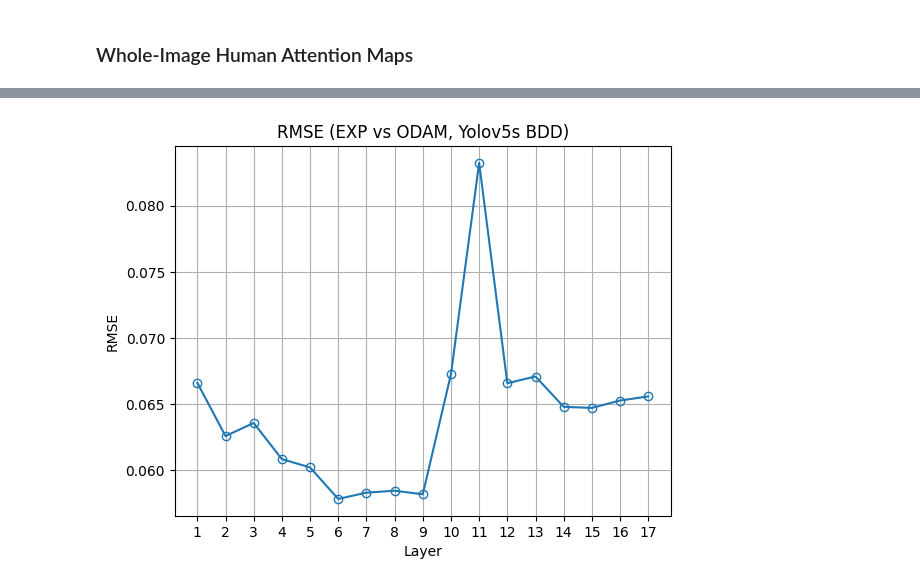
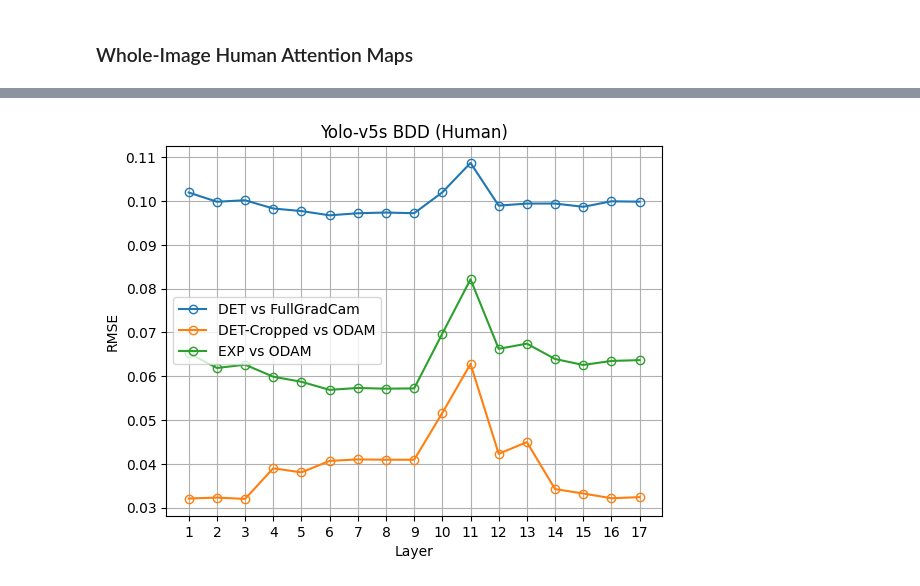
Before and after one commit to shaderein/xai, a Jupyter notebook: scripts/layer_similarity_analysis.ipynb, the cells around one changed output, grey strips where cells are left out. Cells and saved outputs as stored; diff of their text form; code cells hidden in the pictures.

Commit message:
[analysis] ⭐️ similarity analysis discussed on 23/12/14

```diff
--- a/scripts/layer_similarity_analysis.ipynb
+++ b/scripts/layer_similarity_analysis.ipynb
@@ -56,0 +89,5 @@ for category, path in xai_saliency_path.items():
+# %%
+for type, t in xai_saliency_maps.items():
+    for category, c in t.items():
+        # for layer, l in c.items():
+            print(f"{type}  {category} {len(c)}")
@@ -75,14 +196,14 @@ RMSE_all_sorted = RMSE_layer_mean_all.sort_index()
 # %%
+# Vehicle
 plt.figure()
-plt.plot(PCC_all_sorted.index, PCC_all_sorted.values, marker='o',fillstyle='none',label="both")
-plt.plot(PCC_veh_sorted.index, PCC_veh_sorted.values, marker='o',fillstyle='none',label="vehicle")
-plt.plot(PCC_hum_sorted.index, PCC_hum_sorted.values, marker='o',fillstyle='none',label="human")
-plt.xticks(PCC_all_sorted.index)
+for analysis in PCC_all.keys():
+    plt.plot(PCC_sorted[analysis]['human'].index, PCC_sorted[analysis]['human'].values, marker='o',fillstyle='none',label=analysis)
 # plt.ylim((0.2,0.8))
+plt.xticks(PCC_sorted[analysis]['human'].index)
 plt.grid()
 plt.legend()
 plt.xlabel('Layer')
 plt.ylabel('PCC')
-plt.title("Yolo-v5s (EXP vs ODAM, BDD)")
+plt.title("Yolo-v5s BDD (Human)")
 plt.show()
 # %% [output]
@@ -90,12 +211,14 @@ plt.show()
 # %%
+# Vehicle
 plt.figure()
-plt.plot(PCC_all_sorted.index, PCC_all_sorted.values, marker='o',fillstyle='none',label="both")
-plt.xticks(PCC_all_sorted.index)
-plt.ylim((0.2,0.8))
+for analysis in RMSE_all.keys():
+    plt.plot(RMSE_sorted[analysis]['vehicle'].index, RMSE_sorted[analysis]['vehicle'].values, marker='o',fillstyle='none',label=analysis)
+# plt.ylim((0.2,0.8))
+plt.xticks(RMSE_sorted[analysis]['vehicle'].index)
 plt.grid()
-# plt.legend()
+plt.legend()
 plt.xlabel('Layer')
-plt.ylabel('PCC')
-plt.title("Yolo-v5s (EXP vs ODAM, BDD)")
+plt.ylabel('RMSE')
+plt.title("Yolo-v5s BDD (Vehicle)")
 plt.show()
 # %% [output]
@@ -116,12 +226,15 @@ plt.show()
 # %%
+# Vehicle
 plt.figure()
-plt.plot(RMSE_all_sorted.index, RMSE_all_sorted.values, marker='o',fillstyle='none',label="both")
-plt.xticks(RMSE_all_sorted.index)
-plt.ylim((0,0.3))
+for analysis in RMSE_all.keys():
+    plt.plot(RMSE_sorted[analysis]['human'].index, RMSE_sorted[analysis]['human'].values, marker='o',fillstyle='none',label=analysis)
+# plt.ylim((0.2,0.8))
+plt.xticks(RMSE_sorted[analysis]['human'].index)
 plt.grid()
-plt.title("Yolo-v5s (EXP vs ODAM, BDD)")
+plt.legend()
 plt.xlabel('Layer')
 plt.ylabel('RMSE')
+plt.title("Yolo-v5s BDD (Human)")
 plt.show()
 # %% [output]
-[figure, old version]
+[figure, new version]
```
Also changed, not shown: parts of 13 cells of this notebook.
